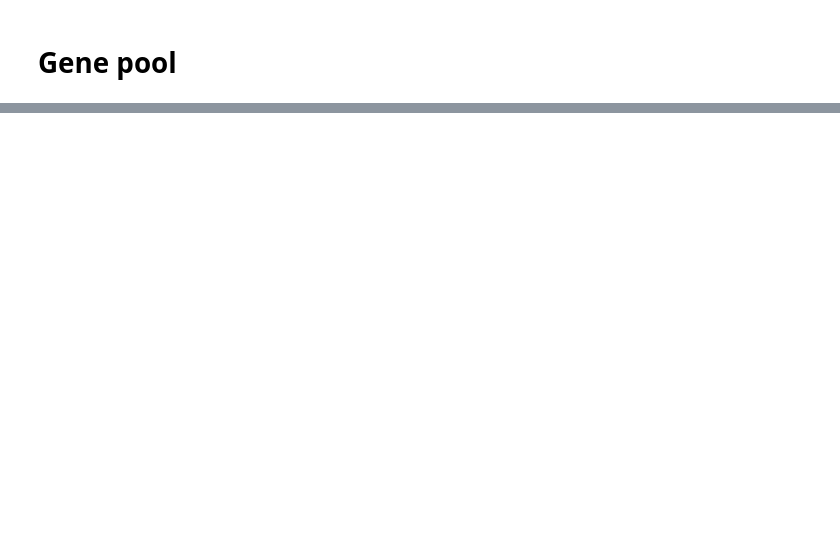
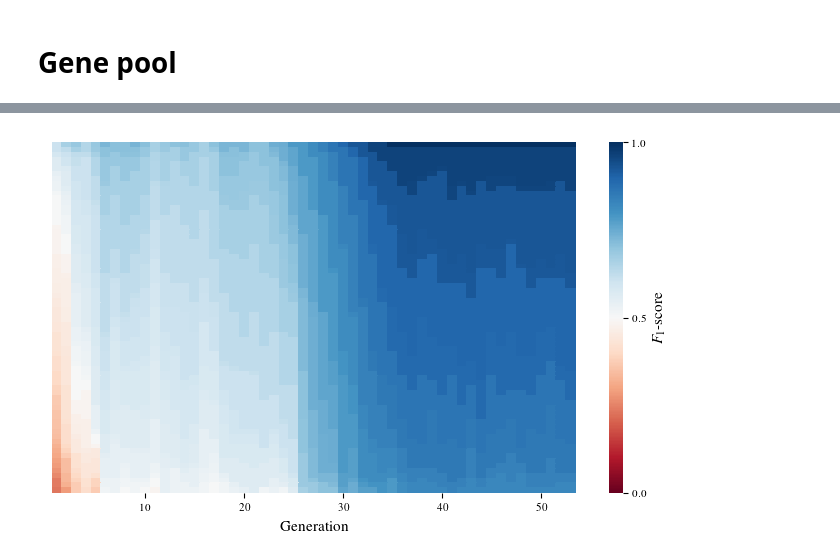
Before and after one commit to flynnbr11/schrodingers_catwalk, a Jupyter notebook: figure_development/nv_gen_alg_instance.ipynb, the cells around one changed output, grey strips where cells are left out. Cells and saved outputs as stored; diff of their text form; code cells hidden in the pictures; blank space fills up the shorter version.

```diff
--- a/figure_development/nv_gen_alg_instance.ipynb
+++ b/figure_development/nv_gen_alg_instance.ipynb
@@ -347,0 +344,13 @@ gene_pool.generation.max()
+# %%
+lf = LatexFigure(
+#     fraction=0.75,
+    auto_label=False,
+)
+
+ax = lf.new_axis()
+gene_pool_progression(gene_pool, ax, draw_cbar=True, cbar_ax=None, cbar_orientation="vertical")
+
+
+lf.save(os.path.join(save_path, "nv_ga_instance_gene_pool.pdf"))
+# %% [output]
+[figure, added]
```
Also changed, not shown: parts of 6 cells of this notebook, 11 other files.
